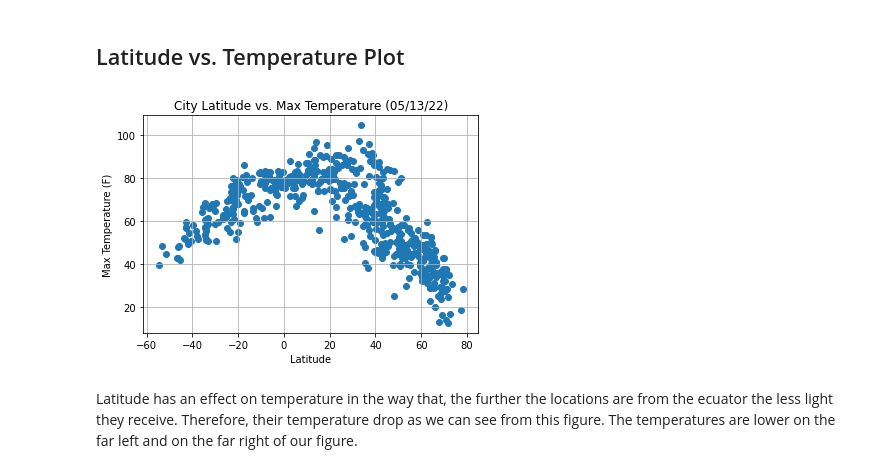
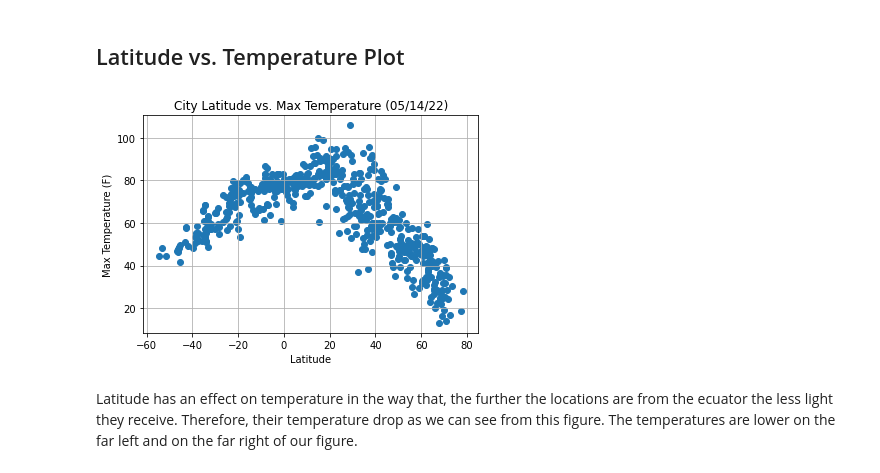
Before and after one commit to eperez3181/python-api-challenge, a Jupyter notebook: WeatherPy/WeatherPy.ipynb, the cells around one changed output. Saved outputs shown, nothing was run; the diff lists cells and outputs as text; code cells hidden in the pictures.

```diff
--- a/WeatherPy/WeatherPy.ipynb
+++ b/WeatherPy/WeatherPy.ipynb
@@ -230,22 +226,22 @@ humidity100_df.head()
 # %%
 from scipy.stats import linregress
 
 # Build a scatter plot for each data type
 plt.scatter(cities_df["Lat"], cities_df["Max Temp"], marker="o")   #the symbol inside marker can also be "^"
 
 # Incorporate the other graph properties
-plt.title("City Latitude vs. Max Temperature (05/13/22)")
+plt.title("City Latitude vs. Max Temperature (05/14/22)")
 plt.ylabel("Max Temperature (F)")
 plt.xlabel("Latitude")
 plt.grid(True)
 
 # Save the figure
 plt.savefig("output/Fig1.png")
 
 # Show plot
 plt.show()
 # %% [output]
-[figure, old version]
+[figure, new version]
 # %% [markdown]
 Latitude has an effect on temperature in the way that, the further the locations are from the ecuator the less light they receive.
 Therefore, their temperature drop as we can see from this figure. The temperatures are lower on the far left and on the far right of our figure.
```
Also changed, not shown: parts of 17 cells of this notebook.
